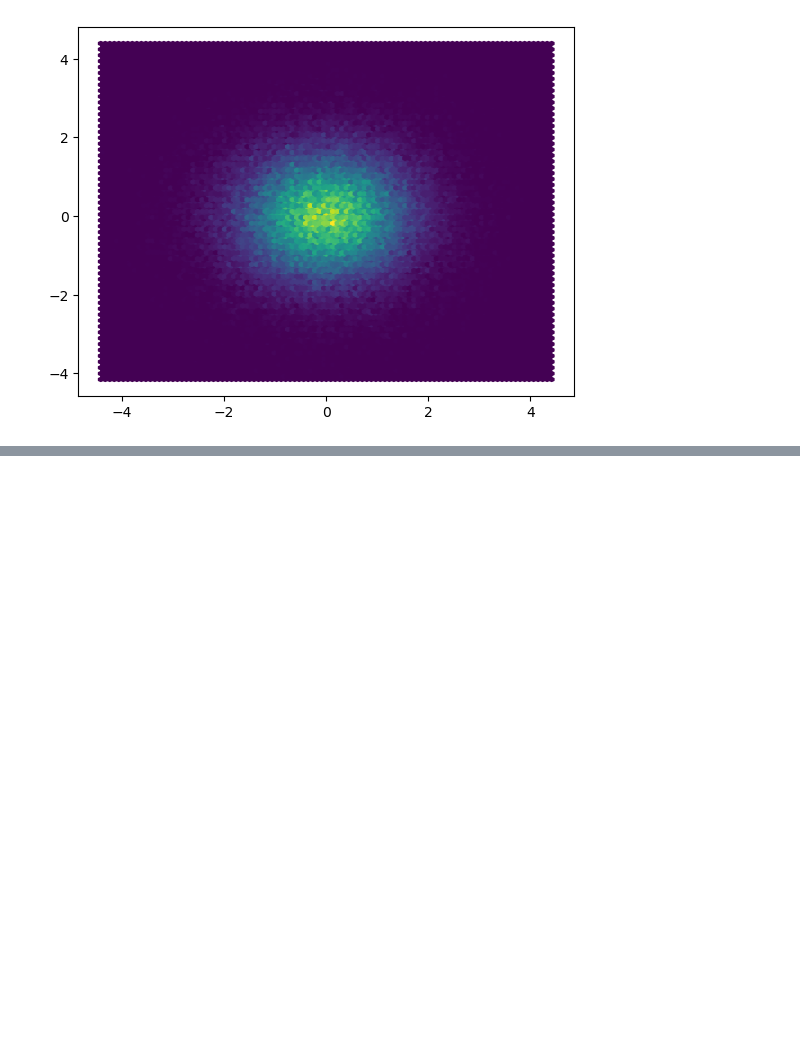
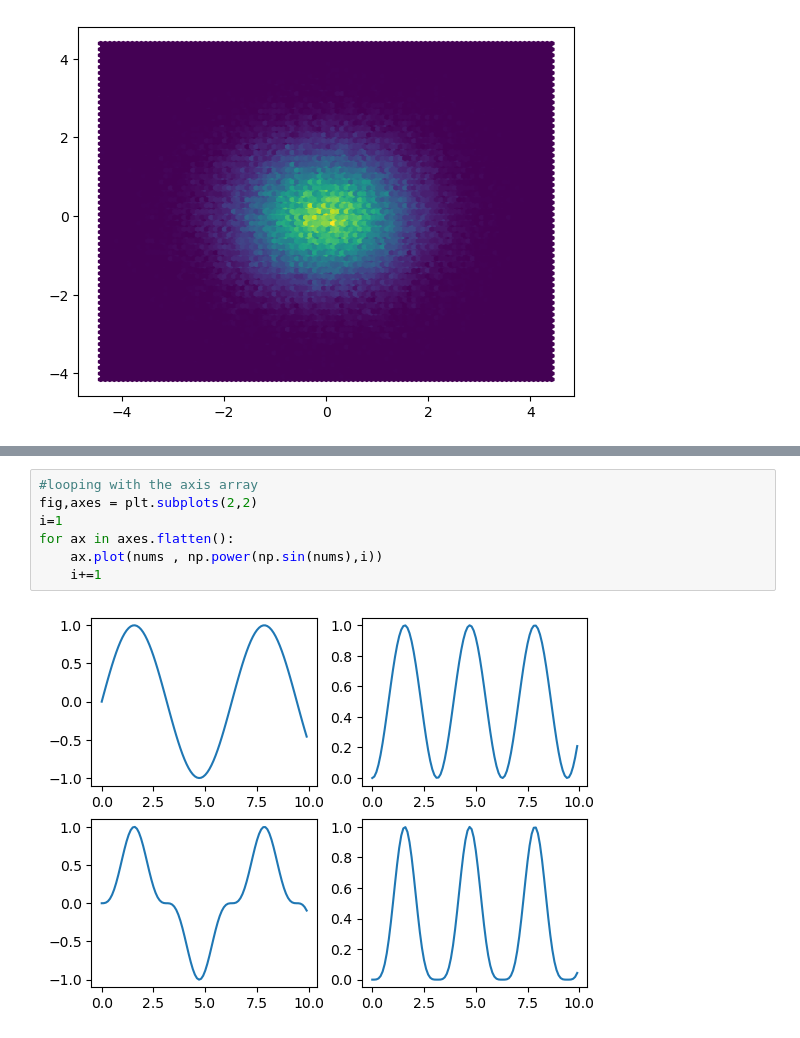
Before and after one commit to yashraj-shri17/GENERAL-STUFF, a Jupyter notebook: MatPlot-1.ipynb, the cells around one changed output, grey strips where cells are left out. Cells and saved outputs as stored; diff of their text form; blank space fills up the shorter version.

```diff
--- a/MatPlot-1.ipynb
+++ b/MatPlot-1.ipynb
@@ -425,0 +460,9 @@ plt.hexbin(randx,randy)
+# %%
+#looping with the axis array
+fig,axes = plt.subplots(2,2)
+i=1
+for ax in axes.flatten():
+    ax.plot(nums , np.power(np.sin(nums),i))
+    i+=1
+# %% [output]
+[figure, added]
```
Also changed, not shown: parts of 12 cells of this notebook.
